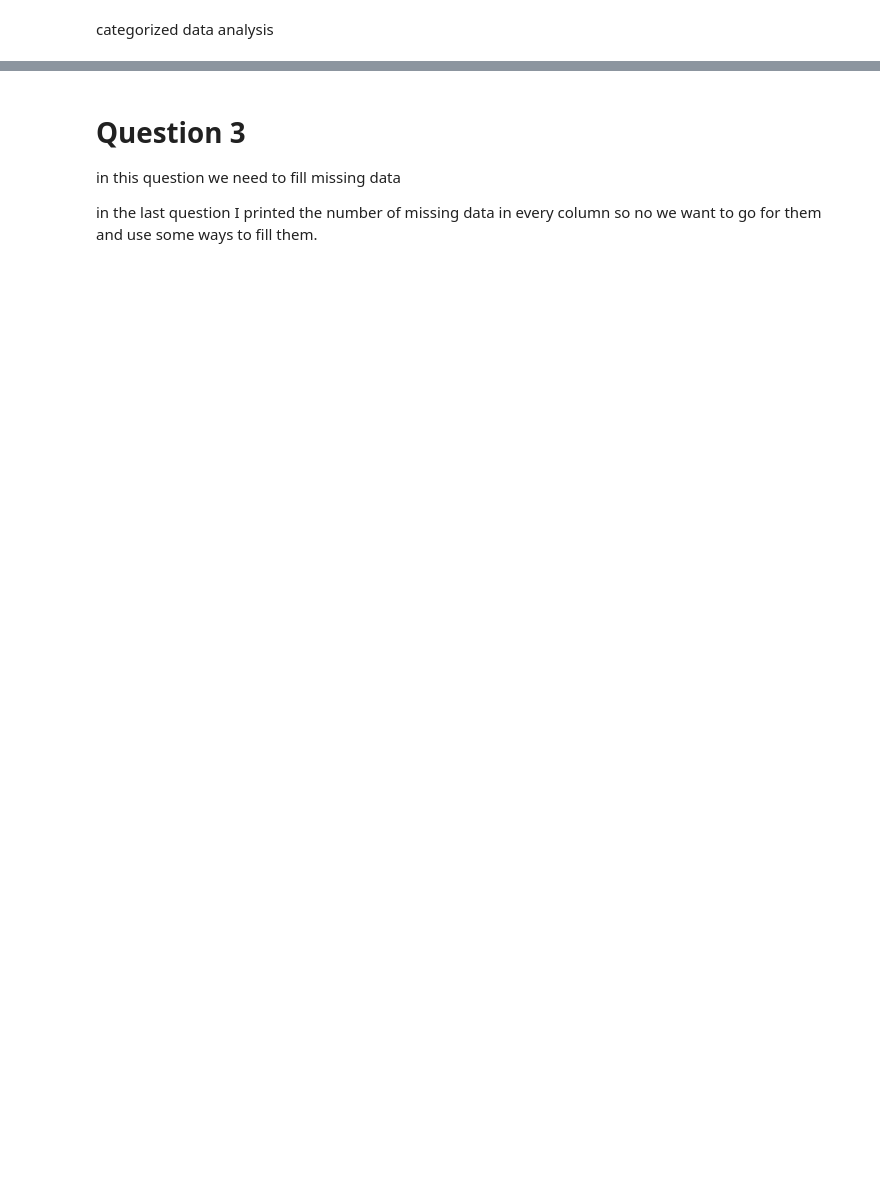
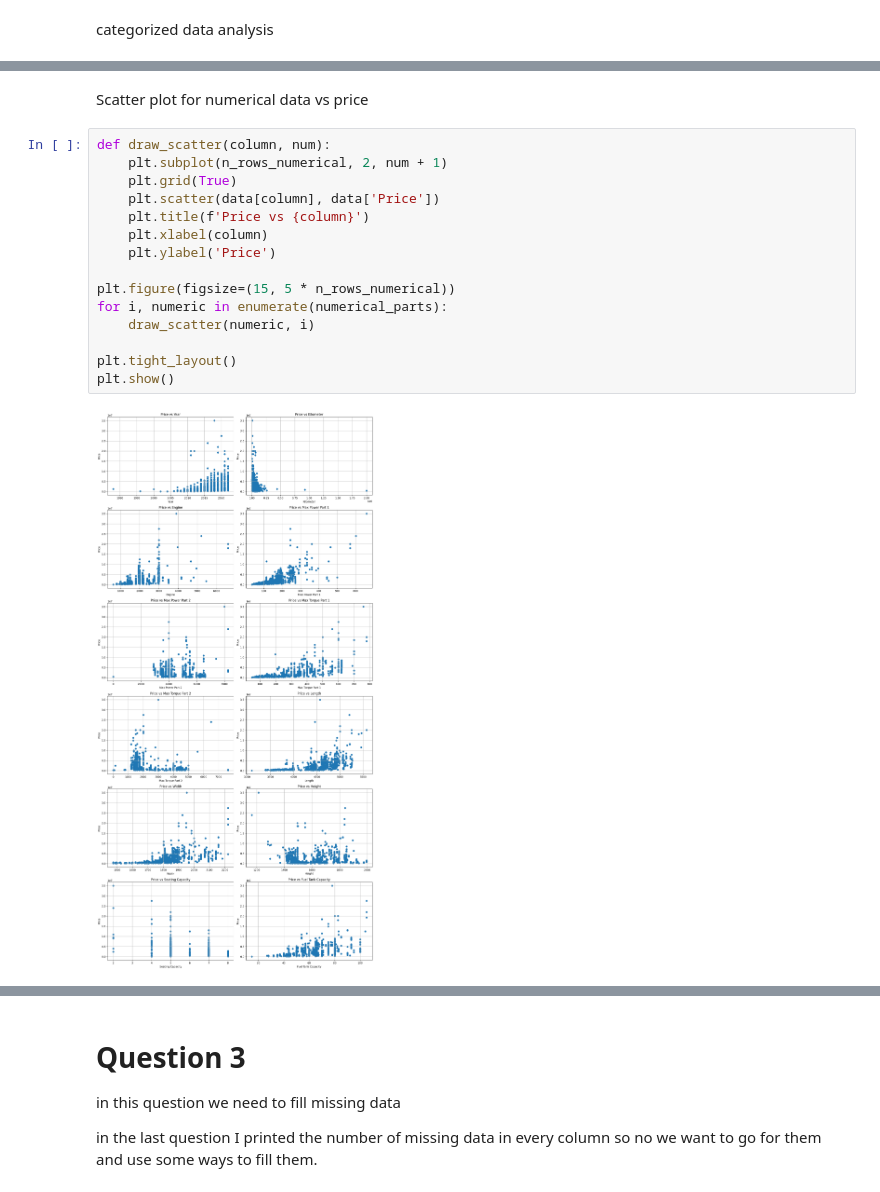
Before and after one commit to shayan1999/linear-regression, a Jupyter notebook: Q3/linear-regression.ipynb, the cells around one changed output, grey strips where cells are left out. Cells and saved outputs as stored; diff of their text form; blank space fills up the shorter version.

```diff
--- a/Q3/linear-regression.ipynb
+++ b/Q3/linear-regression.ipynb
@@ -131,0 +135,19 @@ for i in cats:
+# %% [markdown]
+Scatter plot for numerical data vs price
+# %%
+def draw_scatter(column, num):
+    plt.subplot(n_rows_numerical, 2, num + 1)
+    plt.grid(True)
+    plt.scatter(data[column], data['Price'])
+    plt.title(f'Price vs {column}')
+    plt.xlabel(column)
+    plt.ylabel('Price')
+
+plt.figure(figsize=(15, 5 * n_rows_numerical))
+for i, numeric in enumerate(numerical_parts):
+    draw_scatter(numeric, i)
+
+plt.tight_layout()
+plt.show()
+# %% [output]
+[figure, added]
```
Also changed, not shown: parts of 43 cells of this notebook, 1 other file.
